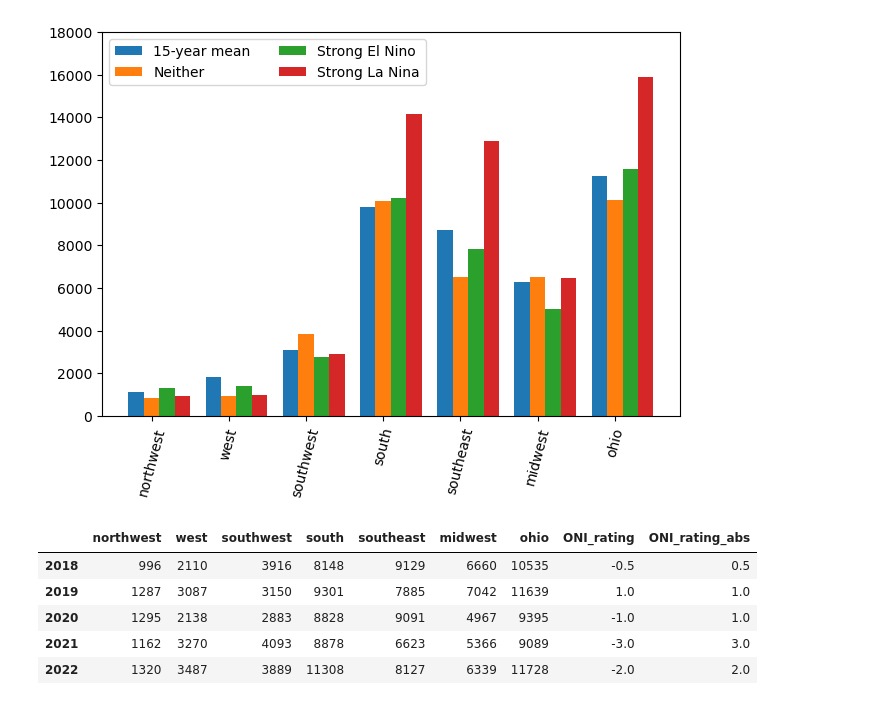
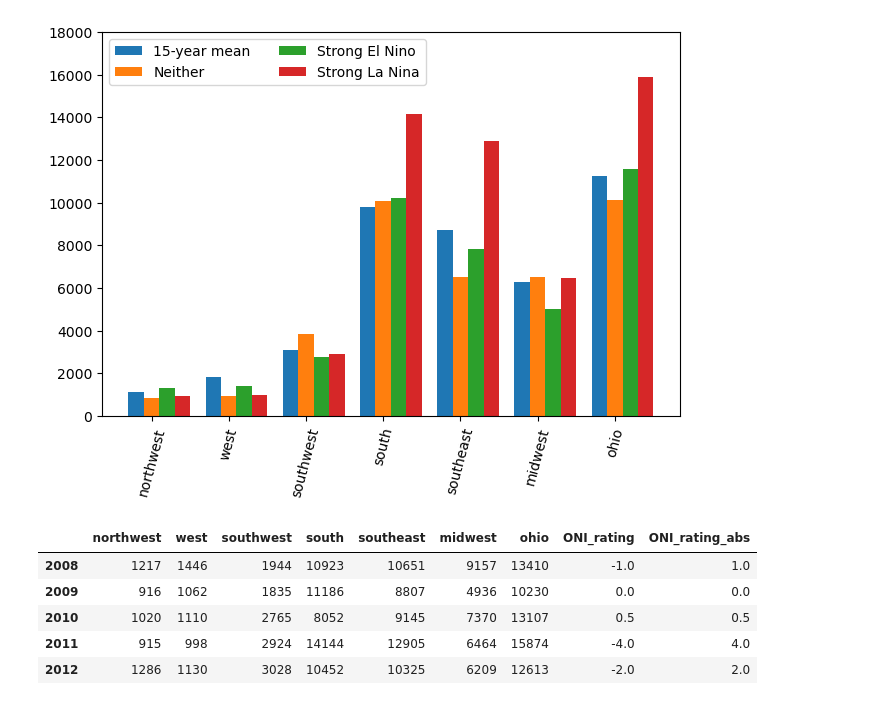
Before and after one commit to elizabethmorgan26/team1, a Jupyter notebook: nino_nina_questions.ipynb, the cells around one changed output. Saved outputs shown, nothing was run; the diff lists cells and outputs as text; code cells hidden in the pictures.

```diff
--- a/nino_nina_questions.ipynb
+++ b/nino_nina_questions.ipynb
@@ -167,44 +201,43 @@ plt.show()
 # %%
 # data again from: https://ggweather.com/enso/oni.htm
 oni_ratings = {
     "2008-2009": "WL", "2009-2010": "ME", "2010-2011": "SL", "2011-2012": "ML",
     "2012-2013": "", "2013-2014": "", "2014-2015": "WE", "2015-2016": "VSE",
     "2016-2017": "WL", "2017-2018": "WL", "2018-2019": "WE",  "2019-2020": "",
     "2020-2021": "ML", "2021-2022": "ML"
 }
 # translate strength of weather pattern to discreet values
 label_to_val_dict = {
     "VSE": 4, "SE": 3, "ME": 2, "WE": 1,
     "": 0, "WL": -1, "ML": -2, "SL": -3
 }
 # apply translation to each year pairing, then average, to get value per year
 # instead of per season
 year_ratings = []
 year_ratings.append(label_to_val_dict[oni_ratings["2008-2009"]]) # first year
 for i in range(2008, 2021):
     key = str(i) + "-" + str(i+1)
     key2 = str(i+1) + "-" + str(i+2)
     val = label_to_val_dict[oni_ratings[key]] + label_to_val_dict[oni_ratings[key2]] / 2
     year_ratings.append(val)
 year_ratings.append(label_to_val_dict[oni_ratings["2021-2022"]]) # last year
 
 # even with absolute value, too few entries per rating to perform ANOVA
 # could integrate full 70ish year dataset, but not enough time;
 # conclusion: ANOVA not very applicable for this task
 # other analyses ruled out because question doesn't fit their application(s)
-# abs_ratings = np.absolute(year_ratings)
-# pd.unique(abs_ratings), pd.unique(year_ratings)
-
-formatted_df["ONI_rating"] = year_ratings
-formatted_df["ONI_rating_abs"] = abs_ratings
-formatted_df.head()
+abs_ratings = np.absolute(year_ratings)
+ratings_df = formatted_df.copy()
+ratings_df["ONI_rating"] = year_ratings
+ratings_df["ONI_rating_abs"] = abs_ratings
+ratings_df.head()
 # %% [output]
 |  | northwest | west | southwest | south | southeast | midwest | ohio | ONI_rating | ONI_rating_abs |
-| 2018 | 996 | 2110 | 3916 | 8148 | 9129 | 6660 | 10535 | -0.5 | 0.5 |
-| 2019 | 1287 | 3087 | 3150 | 9301 | 7885 | 7042 | 11639 | 1.0 | 1.0 |
-| 2020 | 1295 | 2138 | 2883 | 8828 | 9091 | 4967 | 9395 | -1.0 | 1.0 |
-| 2021 | 1162 | 3270 | 4093 | 8878 | 6623 | 5366 | 9089 | -3.0 | 3.0 |
-| 2022 | 1320 | 3487 | 3889 | 11308 | 8127 | 6339 | 11728 | -2.0 | 2.0 |
+| 2008 | 1217 | 1446 | 1944 | 10923 | 10651 | 9157 | 13410 | -1.0 | 1.0 |
+| 2009 | 916 | 1062 | 1835 | 11186 | 8807 | 4936 | 10230 | 0.0 | 0.0 |
+| 2010 | 1020 | 1110 | 2765 | 8052 | 9145 | 7370 | 13107 | 0.5 | 0.5 |
+| 2011 | 915 | 998 | 2924 | 14144 | 12905 | 6464 | 15874 | -4.0 | 4.0 |
+| 2012 | 1286 | 1130 | 3028 | 10452 | 10325 | 6209 | 12613 | -2.0 | 2.0 |
 # %%
 def compile_region_counts_per_rating(should_use_abs):
     relevant_col = ''
```
Also changed, not shown: parts of 7 cells of this notebook, 4 other files.
